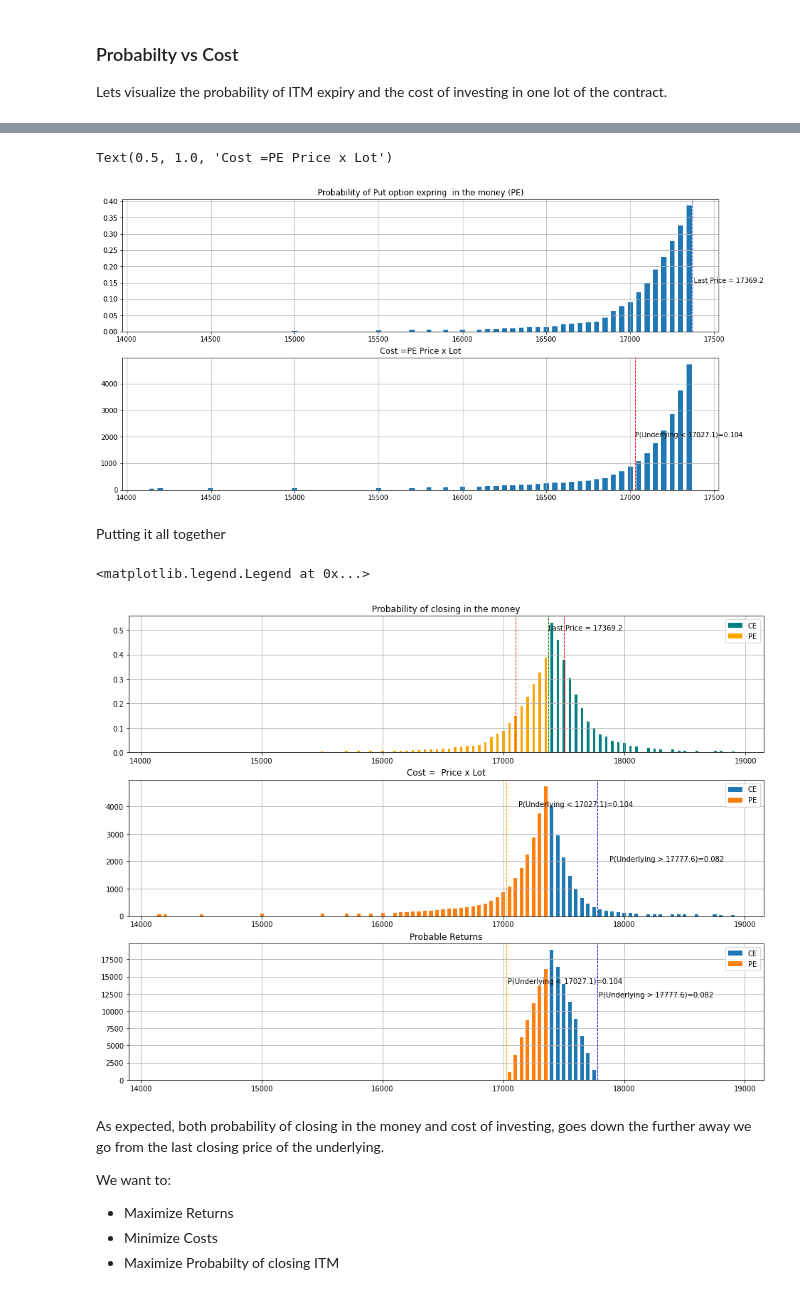
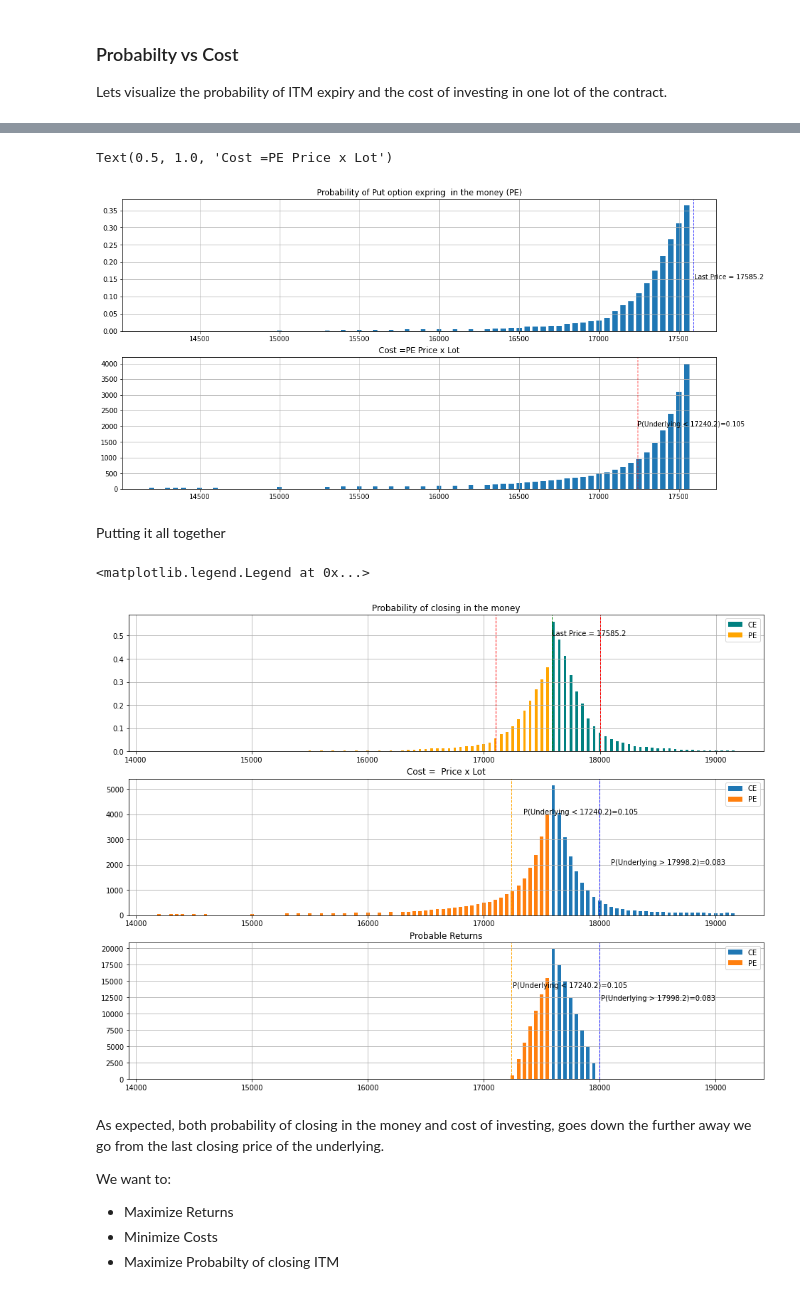
Before and after one commit to shayanrc/Mid-Covid-Market-Analysis, a Jupyter notebook: NIFTY_Options_Opportunity_Analysis.ipynb, the cells around one changed output, grey strips where cells are left out. Saved outputs shown, nothing was run; the diff lists cells and outputs as text; code cells hidden in the pictures.

```diff
--- a/NIFTY_Options_Opportunity_Analysis.ipynb
+++ b/NIFTY_Options_Opportunity_Analysis.ipynb
@@ -149,7 +149,7 @@ ax.grid()
 # %% [markdown]
 Since this is dependent on the option's expiry date we are  choosing the number of trading days left as the period.
 # %%
-trade_days_left = 4 # used as window size
+trade_days_left = 3 # used as window size
 period_change = data_df.Close.rolling(trade_days_left).apply(lambda x: (x[-1]-x[0])/x[0]).dropna()
 # %% [markdown]
 Let's visualize the distribution of how much the underlying can change within the period
@@ -337,12 +343,12 @@ plt.text(sigma_low,
 ax.set_title('Cost =PE Price x Lot')
 # %% [output]
 Text(0.5, 1.0, 'Cost =PE Price x Lot')
-[figure, old version]
+[figure, new version]
 # %% [markdown]
 Putting it all together
 # %%
 
-ce_contract = 17500
+ce_contract = 18000
 pe_contract = 17100
 
 fig = plt.figure(figsize=(16,12))
@@ -410,34 +416,34 @@ probable_profits_ce = 50*(sigma_high-strike_price_ce)
 probable_profits_pe = 50*(strike_price_pe-sigma_low)
 
 # Zero out the loss making contracts
 probable_profits_pe[probable_profits_pe<0] = 0
 probable_profits_ce[probable_profits_ce<0] = 0
 
 
 ax = fig.add_subplot(313)
 ax.bar(x=strike_price_ce, height=probable_profits_ce, width=30, label='CE')
 ax.bar(x=strike_price_pe, height=probable_profits_pe, width=30, label='PE')
 ax.grid(which='major')
 
 
 plt.axvline(x=sigma_high, color='blue', linewidth=1.0, linestyle='--')
 plt.text(sigma_high+10,
          12000,
          'P(Underlying > %.1f)=%.3f'%(sigma_high,prob_change_pos_sigma),
          rotation=0)
 
 ax.set_title('Probable Returns')
 
 plt.axvline(x=sigma_low, color='orange', linewidth=1.0, linestyle='--')
 plt.text(sigma_low+10,
          14000,
          'P(Underlying < %.1f)=%.3f'%(sigma_low,prob_change_neg_sigma),
          rotation=0)
 
 ax.legend()
 # %% [output]
 <matplotlib.legend.Legend at 0x...>
-[figure, old version]
+[figure, new version]
 # %% [markdown]
 As expected, both probability of closing in the money and cost of investing, goes down the further away we go from the last closing price of the underlying.
 
```
Also changed, not shown: parts of 35 cells of this notebook, 1 other file.
